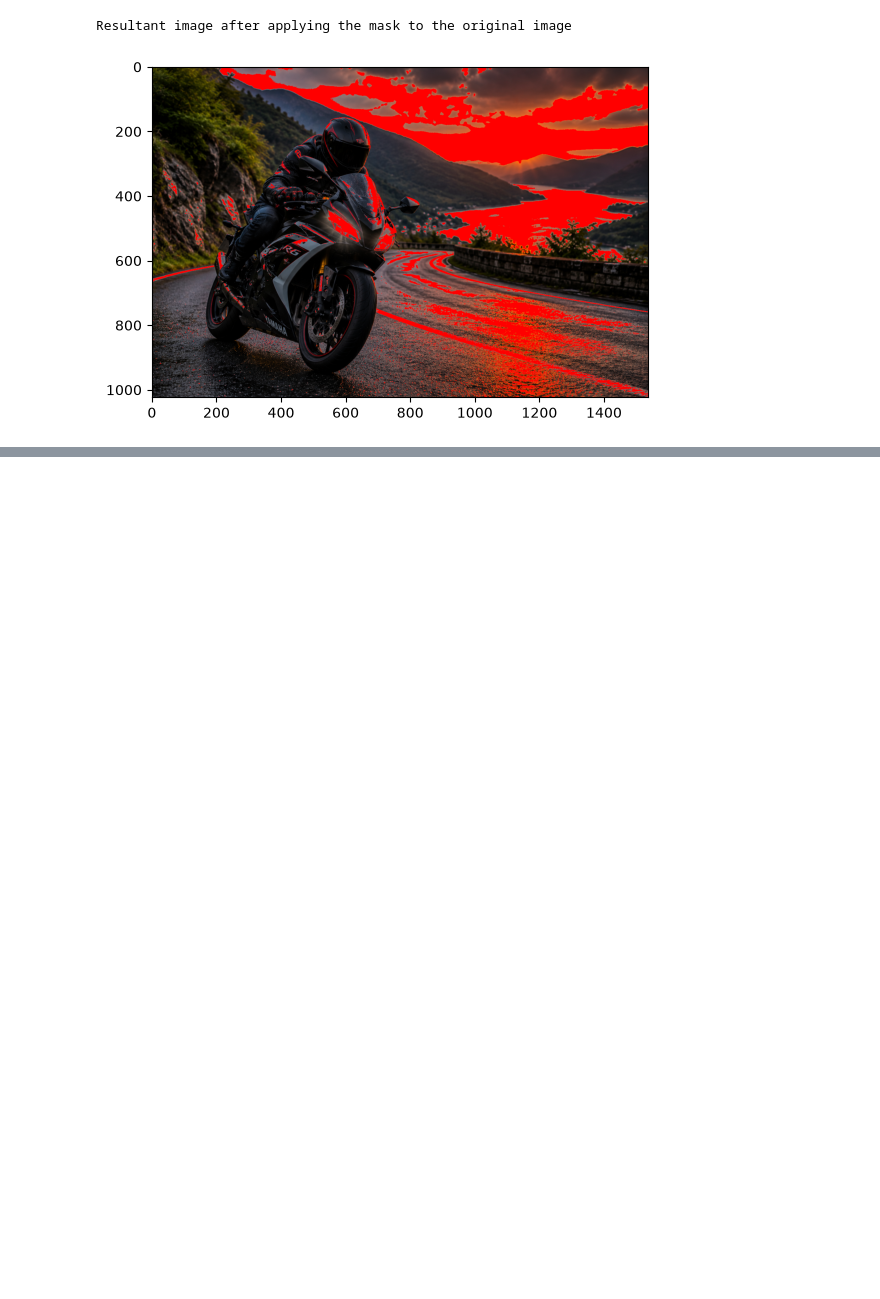
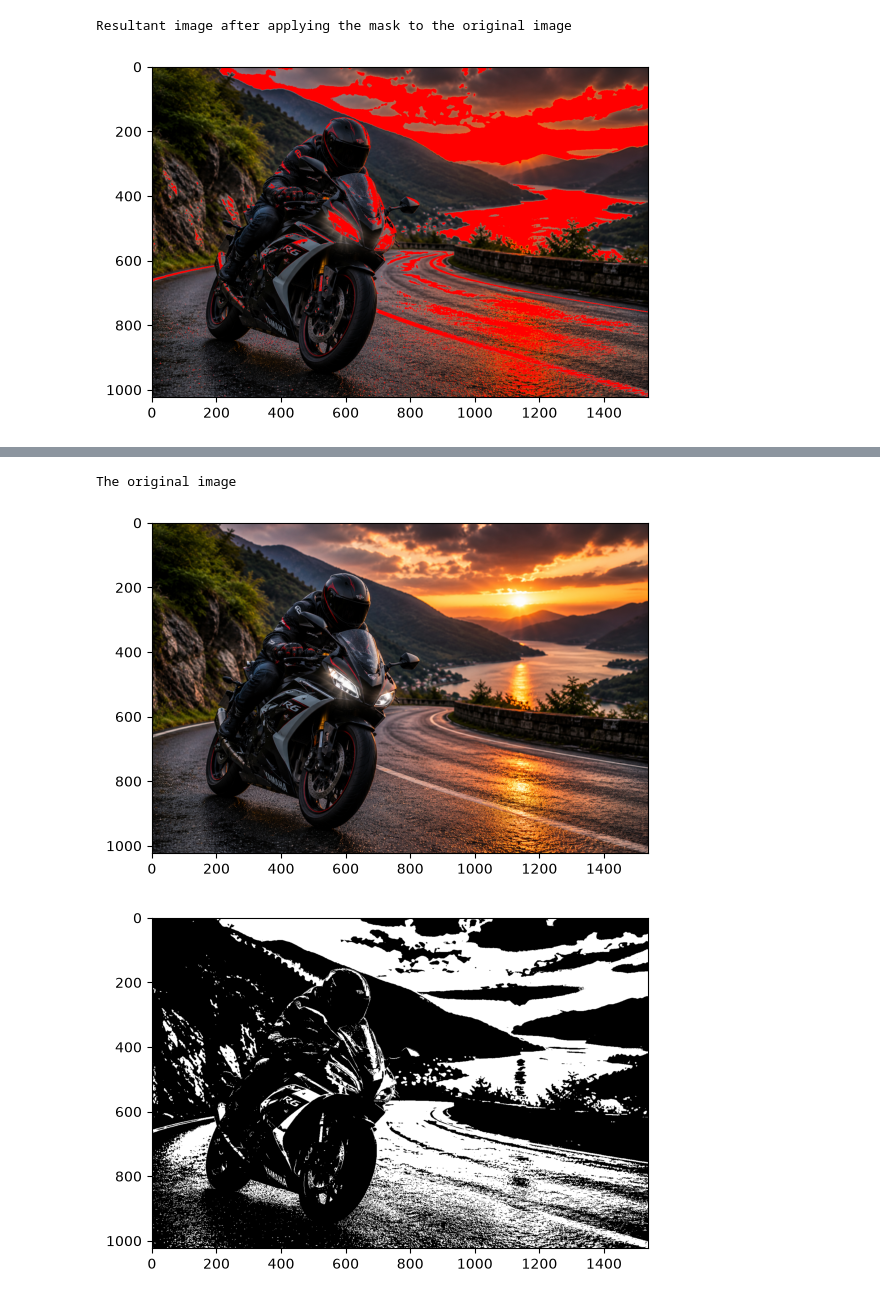
Before and after one commit to Anirudh-888/NumPy-Vision, a Jupyter notebook: Notebooks/04_image_filters.ipynb, the cells around one changed output, grey strips where cells are left out. Saved outputs shown, nothing was run; the diff lists cells and outputs as text; code cells hidden in the pictures; blank space fills up the shorter version.

Commit message:
feat: Added the code for Threshold mask and inverted mask

```diff
--- a/Notebooks/04_image_filters.ipynb
+++ b/Notebooks/04_image_filters.ipynb
@@ -170,0 +180,19 @@ Resultant image after applying the mask to the original image
+# %%
+import numpy as np
+import matplotlib.pyplot as plt
+image_path="../Images/Input/motorcycle_original.png"
+image=plt.imread(image_path)
+print("The original image")
+plt.imshow(image)
+plt.show()
+red_channel=image[:,:,0]
+green_channel=image[:,:,1]
+blue_channel=image[:,:,2]
+grayscale_image=(red_channel+green_channel+blue_channel)/3
+threshold_mask=((grayscale_image>0.3) & (grayscale_image<0.7))
+plt.imshow(threshold_mask,cmap="gray")
+plt.show()
+# %% [output]
+The original image
+[figure, added]
+[figure, added]
```
Also changed, not shown: parts of 5 cells of this notebook.
